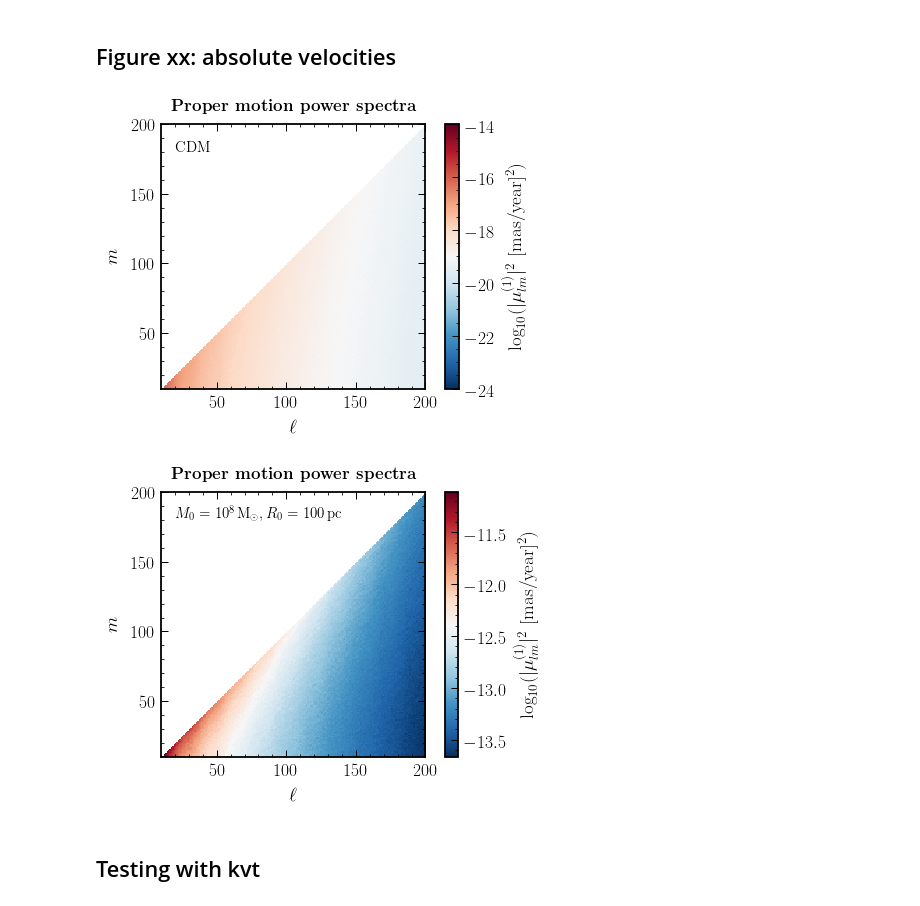
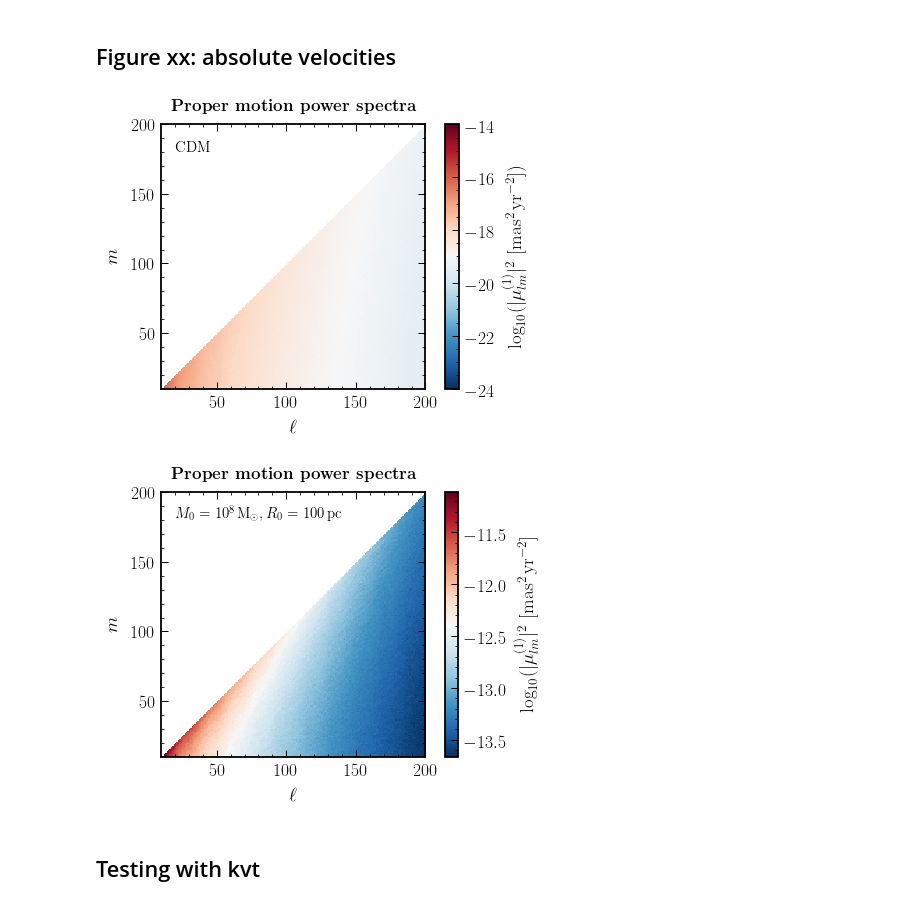
Before and after one commit to smsharma/astrometry-lensing-correlations, a Jupyter notebook: notebooks/01_simulations.ipynb, the cells around one changed output. Saved outputs shown, nothing was run; the diff lists cells and outputs as text; code cells hidden in the pictures.

```diff
--- a/notebooks/01_simulations.ipynb
+++ b/notebooks/01_simulations.ipynb
@@ -302,7 +302,7 @@ plt.imshow(np.transpose(np.log10(fB_ary_compressed / 1e6)),
            cmap='RdBu_r'
           )
 
-cbar = plt.colorbar(label=r"$\log_{10}(|\mu_{lm}^{(1)}|^2$ [mas/year]$^2)$")
+cbar = plt.colorbar(label=r"$\log_{10}(|\mu_{lm}^{(1)}|^2$ [mas$^2$\,yr$^{-2}]$)")
 
 plt.ylabel("$m$")
 plt.xlabel("$\ell$")
@@ -314,30 +314,30 @@ plt.text(20, 180, "CDM", fontsize=15)
 plt.tight_layout()
 plt.savefig(plots_dir + "m_abs_1.pdf")
 # %% [output]
-[figure, old version]
+[figure, new version]
 # %%
 plt.figure(figsize=(8 / 1.2, 6 / 1.2))
 
 plt.imshow(np.transpose(np.log10(fB_compact_ary_compressed / 1e6)),
            origin='lower',
 #            vmin=-24, vmax=-14,
            extent=[lmin_plot,lmax_plot, lmin_plot, lmax_plot],
            cmap='RdBu_r'
           )
 
-cbar = plt.colorbar(label=r"$\log_{10}(|\mu_{lm}^{(1)}|^2$ [mas/year]$^2)$")
+cbar = plt.colorbar(label=r"$\log_{10}(|\mu_{lm}^{(1)}|^2$ [mas$^2$\,yr$^{-2}]$")
 
 plt.ylabel("$m$")
 plt.xlabel("$\ell$")
 
 plt.title('\\textbf{Proper motion power spectra}', fontsize=17, y=1.02)
 
 plt.text(20, 180, "$M_0 = 10^8\,\mathrm{M}_\odot, R_0 = 100\,\mathrm{pc}$", fontsize=15)
 
 plt.tight_layout()
 plt.savefig(plots_dir + "m_compact_abs_1.pdf")
 # %% [output]
-[figure, old version]
+[figure, new version]
 # %% [markdown]
 ## Testing with kvt
 # %%
```
Also changed, not shown: 9 other files.
